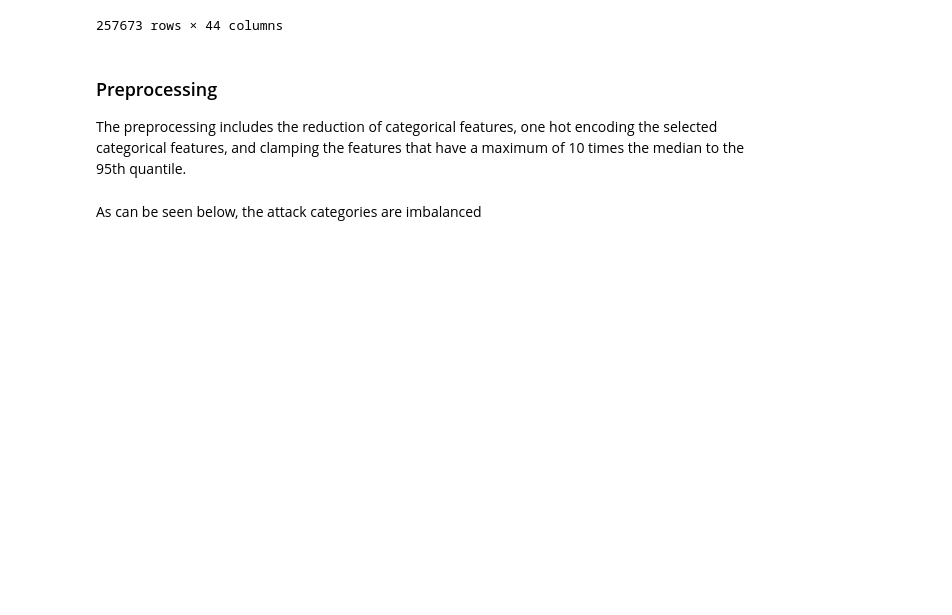
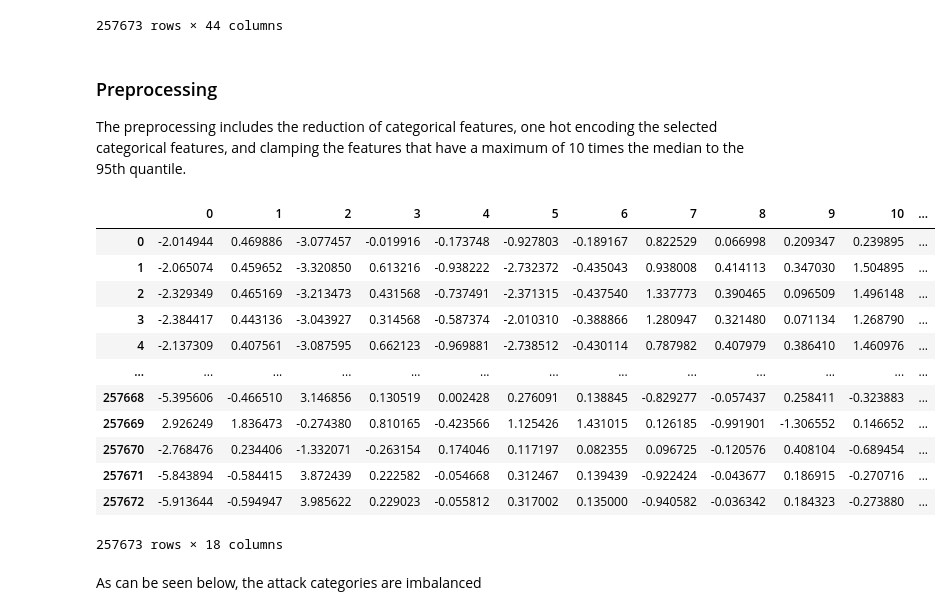
Before and after one commit to Janko-dev/ktai_ids, a Jupyter notebook: src/dnn_mc_top6.ipynb, the cells around one changed output. Cells and saved outputs as stored; diff of their text form; code cells hidden in the pictures; blank space fills up the shorter version.

```diff
--- a/src/dnn_mc_top6.ipynb
+++ b/src/dnn_mc_top6.ipynb
@@ -43,6 +44,32 @@ cat_cols = x_df.select_dtypes(exclude=[np.number]).columns
 x_df = pd.concat([x_df[num_cols], pd.get_dummies(x_df[cat_cols])], axis=1)
 
 x_df = apply_clamping(x_df)
+# %%
+from sklearn.decomposition import PCA
+from sklearn.preprocessing import StandardScaler
+
+sc = StandardScaler()
+x_df.iloc[:, :39] = sc.fit_transform(x_df.iloc[:, :39])
+
+pca = PCA(n_components=0.95)
+x = pca.fit_transform(x_df)
+
+x_df = pd.DataFrame(x)
+x_df
+# %% [output]
+|  | 0 | 1 | 2 | 3 | 4 | 5 | 6 | 7 | 8 | 9 | 10 | ... |
+| 0 | -2.014944 | 0.469886 | -3.077457 | -0.019916 | -0.173748 | -0.927803 | -0.189167 | 0.822529 | 0.066998 | 0.209347 | 0.239895 | ... |
+| 1 | -2.065074 | 0.459652 | -3.320850 | 0.613216 | -0.938222 | -2.732372 | -0.435043 | 0.938008 | 0.414113 | 0.347030 | 1.504895 | ... |
+| 2 | -2.329349 | 0.465169 | -3.213473 | 0.431568 | -0.737491 | -2.371315 | -0.437540 | 1.337773 | 0.390465 | 0.096509 | 1.496148 | ... |
+| 3 | -2.384417 | 0.443136 | -3.043927 | 0.314568 | -0.587374 | -2.010310 | -0.388866 | 1.280947 | 0.321480 | 0.071134 | 1.268790 | ... |
+| 4 | -2.137309 | 0.407561 | -3.087595 | 0.662123 | -0.969881 | -2.738512 | -0.430114 | 0.787982 | 0.407979 | 0.386410 | 1.460976 | ... |
+| ... | ... | ... | ... | ... | ... | ... | ... | ... | ... | ... | ... | ... |
+| 257668 | -5.395606 | -0.466510 | 3.146856 | 0.130519 | 0.002428 | 0.276091 | 0.138845 | -0.829277 | -0.057437 | 0.258411 | -0.323883 | ... |
+| 257669 | 2.926249 | 1.836473 | -0.274380 | 0.810165 | -0.423566 | 1.125426 | 1.431015 | 0.126185 | -0.991901 | -1.306552 | 0.146652 | ... |
+| 257670 | -2.768476 | 0.234406 | -1.332071 | -0.263154 | 0.174046 | 0.117197 | 0.082355 | 0.096725 | -0.120576 | 0.408104 | -0.689454 | ... |
+| 257671 | -5.843894 | -0.584415 | 3.872439 | 0.222582 | -0.054668 | 0.312467 | 0.139439 | -0.922424 | -0.043677 | 0.186915 | -0.270716 | ... |
+| 257672 | -5.913644 | -0.594947 | 3.985622 | 0.229023 | -0.055812 | 0.317002 | 0.135000 | -0.940582 | -0.036342 | 0.184323 | -0.273880 | ... |
+257673 rows × 18 columns
 # %% [markdown]
 As can be seen below, the attack categories are imbalanced
 # %%
```
Also changed, not shown: parts of 10 cells of this notebook, 2 other files.
